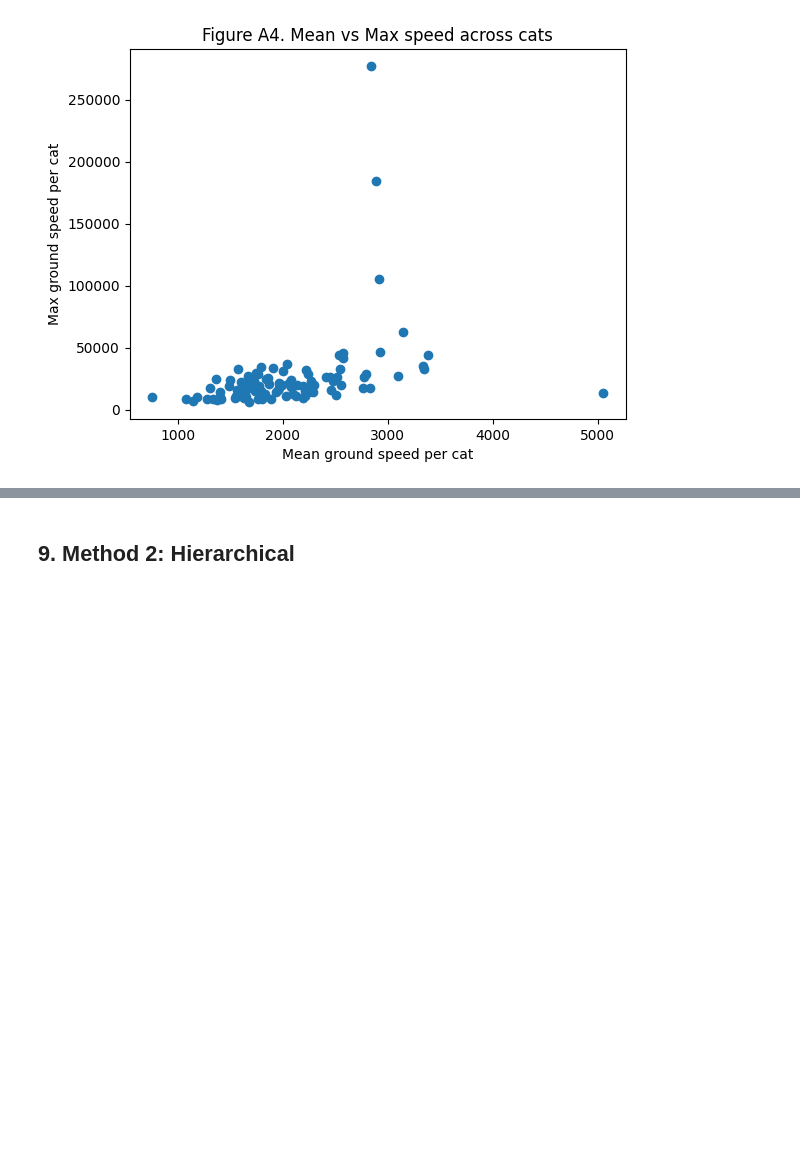
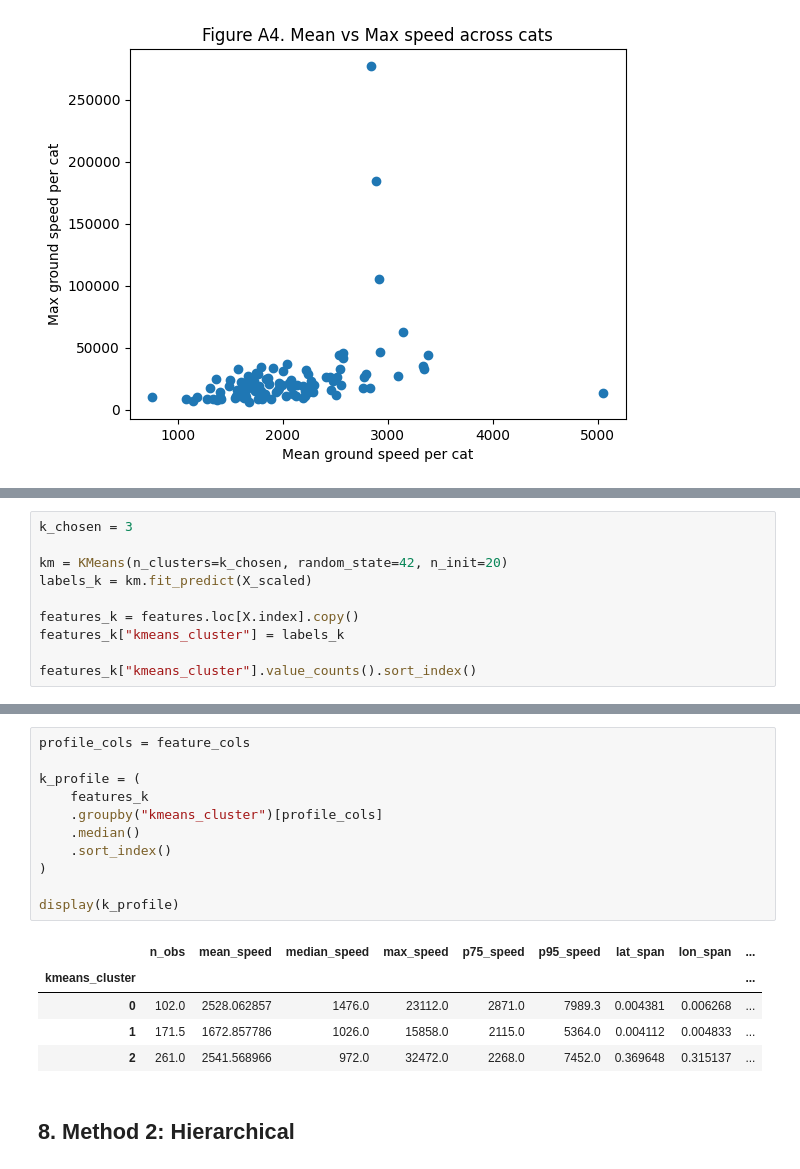
Before and after one commit to yinyue31/BA820-Team6-Project, a Jupyter notebook: BA820_Team6_Project_M2_Xiaoxuan_Zhu.ipynb, the cells around one changed output, grey strips where cells are left out. Drawn from its saved outputs; the diff is of its cells as text; blank space fills up the shorter version.

```diff
--- a/BA820_Team6_Project_M2_Xiaoxuan_Zhu.ipynb
+++ b/BA820_Team6_Project_M2_Xiaoxuan_Zhu.ipynb
@@ -453,0 +284,10 @@ for c in sorted(features["kmeans_cluster"].unique()):
+# %%
+k_chosen = 3
+
+km = KMeans(n_clusters=k_chosen, random_state=42, n_init=20)
+labels_k = km.fit_predict(X_scaled)
+
+features_k = features.loc[X.index].copy()
+features_k["kmeans_cluster"] = labels_k
+
+features_k["kmeans_cluster"].value_counts().sort_index()
@@ -454,2 +301,19 @@ for c in sorted(features["kmeans_cluster"].unique()):
+# %%
+profile_cols = feature_cols
+
+k_profile = (
+    features_k
+    .groupby("kmeans_cluster")[profile_cols]
+    .median()
+    .sort_index()
+)
+
+display(k_profile)
+# %% [output]
+|  | n_obs | mean_speed | median_speed | max_speed | p75_speed | p95_speed | lat_span | lon_span | ... |
+| kmeans_cluster |  |  |  |  |  |  |  |  | ... |
+| 0 | 102.0 | 2528.062857 | 1476.0 | 23112.0 | 2871.0 | 7989.3 | 0.004381 | 0.006268 | ... |
+| 1 | 171.5 | 1672.857786 | 1026.0 | 15858.0 | 2115.0 | 5364.0 | 0.004112 | 0.004833 | ... |
+| 2 | 261.0 | 2541.568966 | 972.0 | 32472.0 | 2268.0 | 7452.0 | 0.369648 | 0.315137 | ... |
 # %% [markdown]
-## 9. Method 2: Hierarchical
+## 8. Method 2: Hierarchical
```
Also changed, not shown: parts of 37 cells of this notebook.
